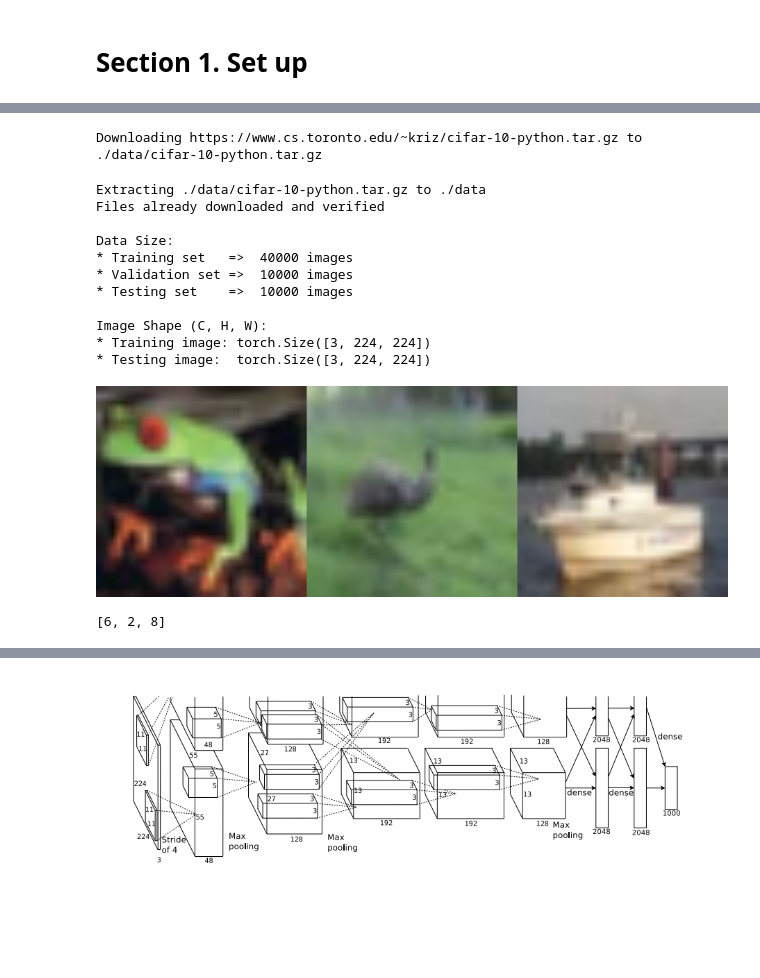
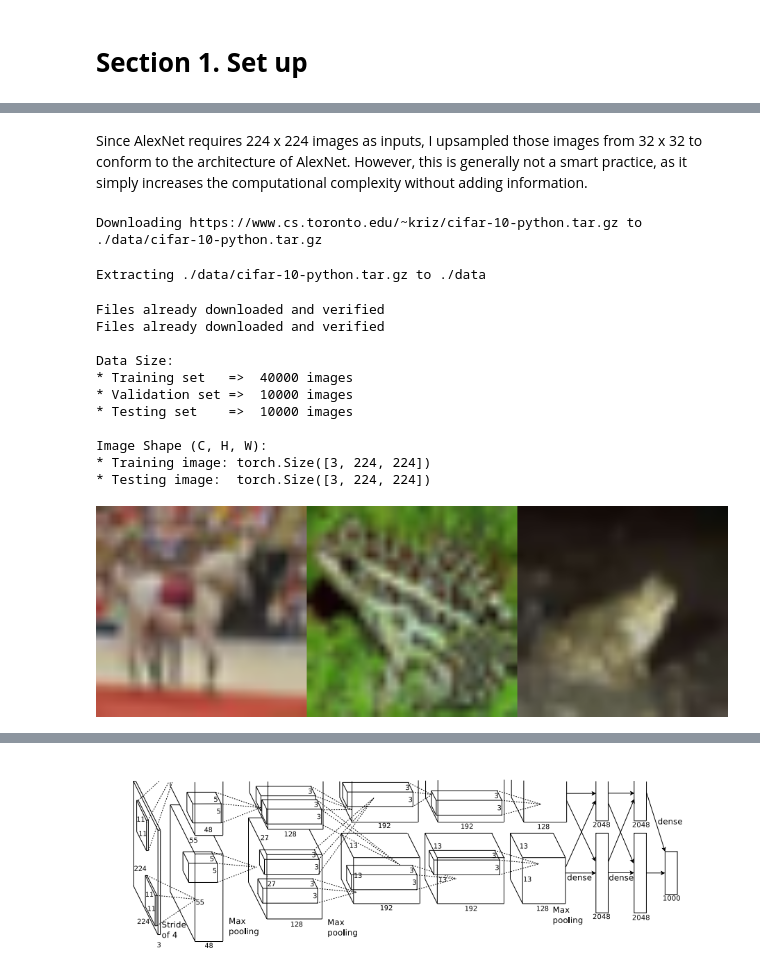
Before and after one commit to kevinkevin556/Dlchemist, a Jupyter notebook: alexnet.ipynb, the cells around one changed output, grey strips where cells are left out. Drawn from its saved outputs; the diff is of its cells as text; code cells hidden in the pictures; blank space fills up the shorter version.

```diff
--- a/alexnet.ipynb
+++ b/alexnet.ipynb
@@ -19,17 +102,30 @@ device = torch.device('cuda' if torch.cuda.is_available() else 'cpu')
+# %% [markdown]
+Since AlexNet requires 224 x 224 images as inputs, I upsampled those images from 32 x 32 to conform to the architecture of AlexNet. However, this is generally not a smart practice, as it simply increases the computational complexity without adding information.
 # %%
-from torch.utils.data import random_split
-from torchvision.datasets import CIFAR10
-from torchvision.transforms import Compose, ToTensor, ToPILImage, Resize
+augmentation = Compose([Resize(256), RandomHorizontalFlip(0.5), RandomCrop(224)])
+transform = Compose([Resize(224)])
 
-transform = Compose([Resize(224), ToTensor()])
+# Generate indices to permute the training data and conduct train-test-split
+total_size = 50000
+valid_size = total_size//5
+indices = torch.randperm(total_size, generator=torch.Generator().manual_seed(42))
 
-train_dataset = CIFAR10('./data', train=True, download=True, transform=transform)
-test_dataset = CIFAR10('./data', train=False, download=True, transform=transform)
+train_dataset = CIFAR10Dataset(
+    train = True,
+    pca_noise = 1,
+    transform = augmentation,
+    index = indices[:-valid_size]
+)
 
-train_dataset, valid_dataset = random_split(
-    train_dataset, (0.8, 0.2),
-    generator = torch.Generator().manual_seed(42)
+valid_dataset = CIFAR10Dataset(
+    train = True,
+    pca_noise = 0,
+    transform = transform,
+    index = indices[-valid_size:]
 )
+
+test_dataset = CIFAR10Dataset(train=False, pca_noise=0, transform=transform)
+
 
 print("\nData Size:")
 print("* Training set   => ", len(train_dataset), "images")
@@ -42,22 +138,24 @@ print("* Testing image: ", test_dataset[0][0].shape)
 # %% [output]
 Downloading https://www.cs.toronto.edu/~kriz/cifar-10-python.tar.gz to ./data/cifar-10-python.tar.gz
 Extracting ./data/cifar-10-python.tar.gz to ./data
-Files already downloaded and verified
-
-Data Size:
-* Training set   =>  40000 images
-* Validation set =>  10000 images
-* Testing set    =>  10000 images
-
-Image Shape (C, H, W):
-* Training image: torch.Size([3, 224, 224])
-* Testing image:  torch.Size([3, 224, 224])
+Files already downloaded and verified
+Files already downloaded and verified
+
+Data Size:
+* Training set   =>  40000 images
+* Validation set =>  10000 images
+* Testing set    =>  10000 images
+
+Image Shape (C, H, W):
+* Training image: torch.Size([3, 224, 224])
+* Testing image:  torch.Size([3, 224, 224])
 # %%
+# Raw Image
+
 n_view = 3
-sample_images = [train_dataset[i][0] for i in range(n_view)]
-sample_targets = [train_dataset[i][1] for i in range(n_view)]
+sample_images = [valid_dataset[i][0] for i in range(n_view)]
+sample_targets = [valid_dataset[i][1] for i in range(n_view)]
 display(ToPILImage()(torch.dstack(sample_images)))
 print(sample_targets)
 # %% [output]
-[figure, old version]
+[figure, new version]
-[6, 2, 8]
```
Also changed, not shown: parts of 25 cells of this notebook.
